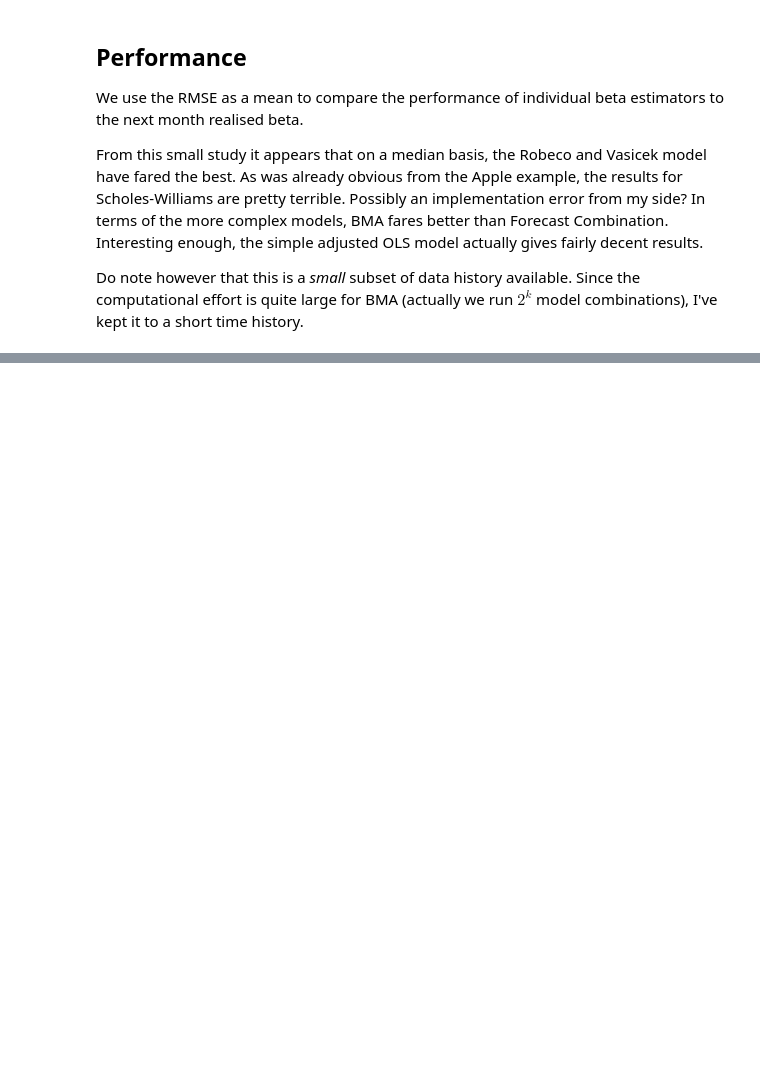
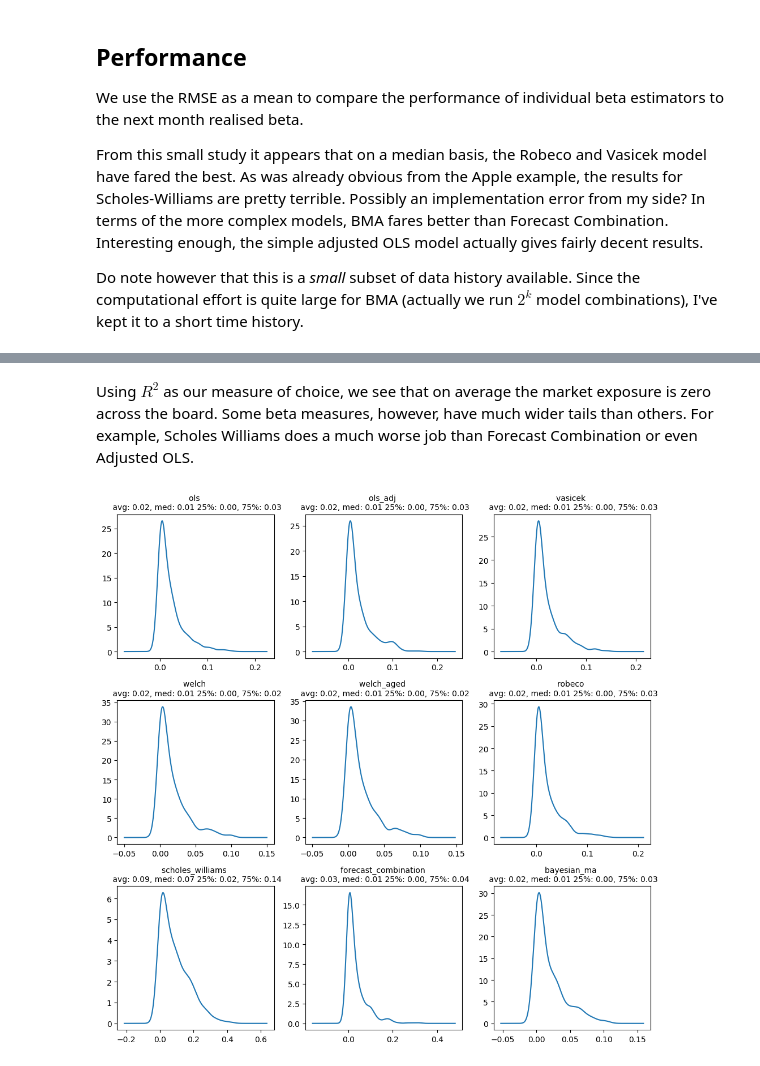
Before and after one commit to oronimbus/pybeta, a Jupyter notebook: demo.ipynb, the cells around one changed output, grey strips where cells are left out. Drawn from its saved outputs; the diff is of its cells as text; code cells hidden in the pictures; blank space fills up the shorter version.

Commit message:
add hedge analysis

```diff
--- a/demo.ipynb
+++ b/demo.ipynb
@@ -189,0 +211,36 @@ rmse_df.describe().iloc[1:,:].round(2)
+# %%
+hedge_results = {}
+for stock in member_returns.drop(columns=["SPY"]).columns:
+    hedge_results[stock] = {}
+    for beta in rmse_df.columns:
+        one = np.ones((hedged_portfolios.shape[0], 1))
+        X = np.hstack([one, member_returns.loc[hedged_portfolios.index, ["SPY"]]])
+        y = hedged_portfolios.loc[:, (stock, beta)]
+        b = np.linalg.pinv(X) @ y
+        rho = b[1] * np.std(X[:,1]) / np.std(y)
+        hedge_results[stock][beta] = {
+            "b": b[1],
+            "rho": rho,
+            "r_squared": rho**2
+        }
+
+hedge_df = pd.concat({k: pd.DataFrame(v) for k, v in hedge_results.items()})
+# %% [markdown]
+Using $R^2$ as our measure of choice, we see that on average the market exposure is zero across the board. Some beta measures, however, have much wider tails than others. For example, Scholes Williams does a much worse job than Forecast Combination or even Adjusted OLS.
+# %%
+fig, ax = plt.subplots(ncols=3, nrows=3, figsize=(10,10))
+c = 0
+for i in range(3):
+    for j in range(3):
+        metric = rmse_df.columns[c]
+        data = hedge_df.unstack()[metric][["r_squared"]]
+        title = "{} \n avg: {:.2f}, med: {:.2f} 25%: {:.2f}, 75%: {:.2f}".format(
+            metric, data.mean()[0], data.median()[0], data.quantile(0.25)[0], data.quantile(0.75)[0]
+        )
+        data.plot(kind='density', ax=ax[i,j], title=title, legend=False)
+        ax[i,j].title.set_size(10)
+        ax[i,j].set_ylabel('')
+        c += 1
+fig.tight_layout()
+# %% [output]
+[figure, added]
```
Also changed, not shown: parts of 5 cells of this notebook.
